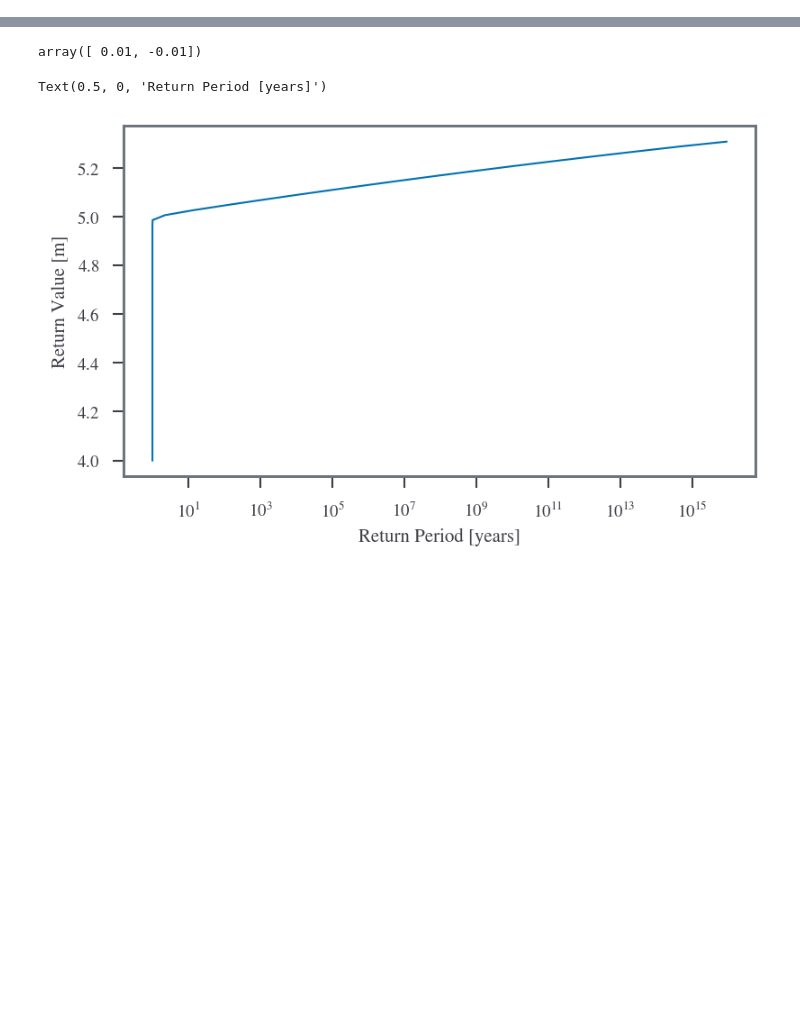
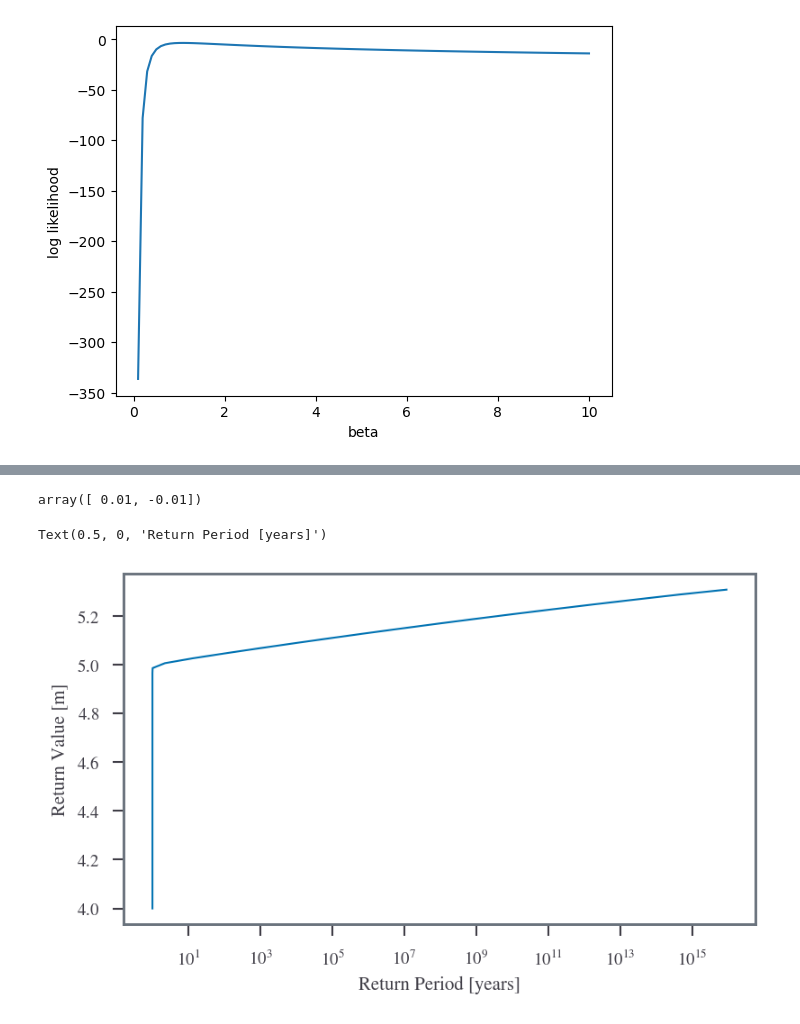
Before and after one commit to sdat2/PotentialHeight, a Jupyter notebook: ipynb/05-02-evt.ipynb, the cells around one changed output, grey strips where cells are left out. Saved outputs shown, nothing was run; the diff lists cells and outputs as text; code cells hidden in the pictures; blank space fills up the shorter version.

```diff
--- a/ipynb/05-02-evt.ipynb
+++ b/ipynb/05-02-evt.ipynb
@@ -29,0 +67,9 @@ def bg_ll_jac(z: np.ndarray, z_star: float, beta: float, gamma: float):
+# %%
+betas = np.linspace(0.1, 10, 100)
+lls = ll_beta(betas)
+plt.plot(betas, lls)
+plt.xlabel("beta")
+plt.ylabel("log likelihood")
+plt.show()
+# %% [output]
+[figure, added]
```
Also changed, not shown: parts of 11 cells of this notebook.
